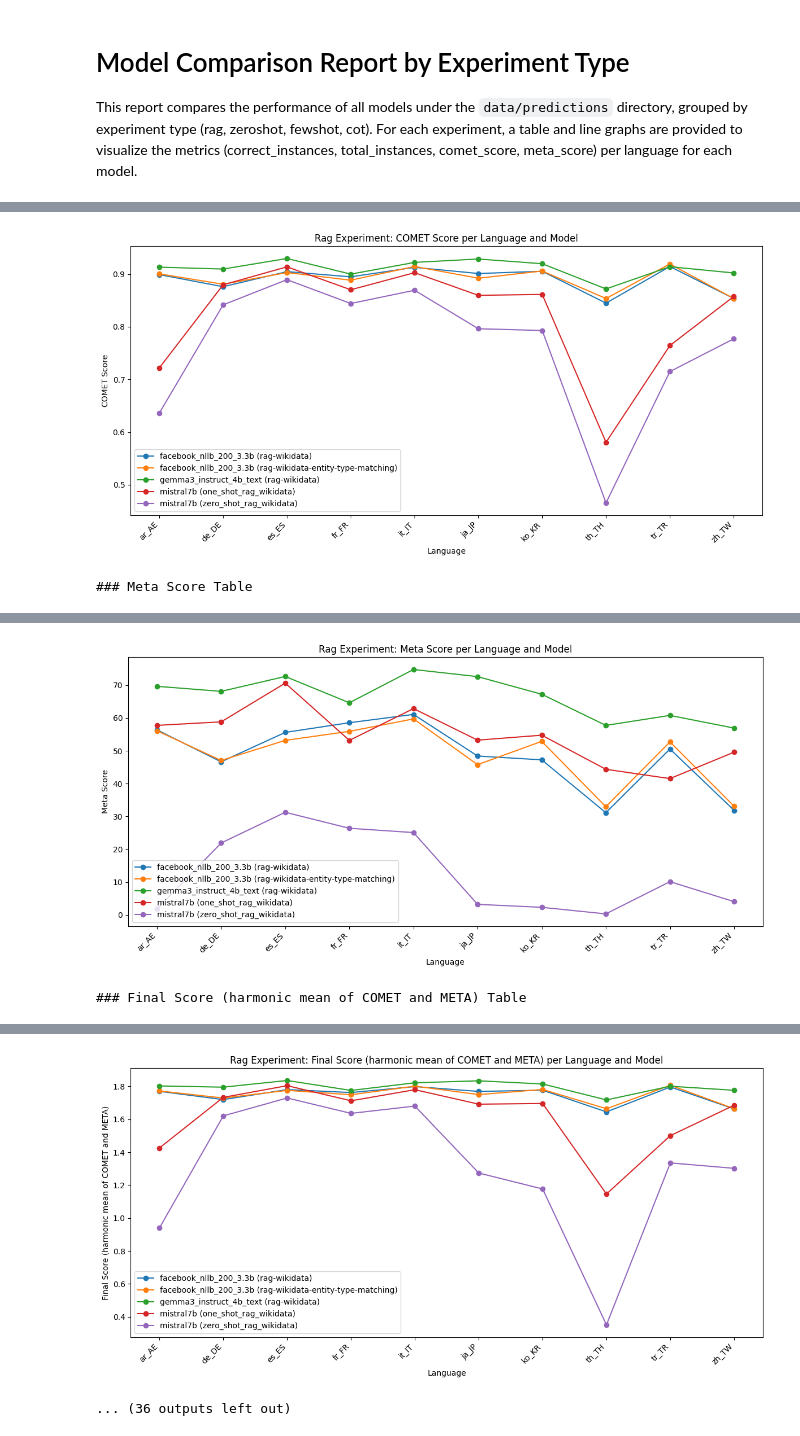
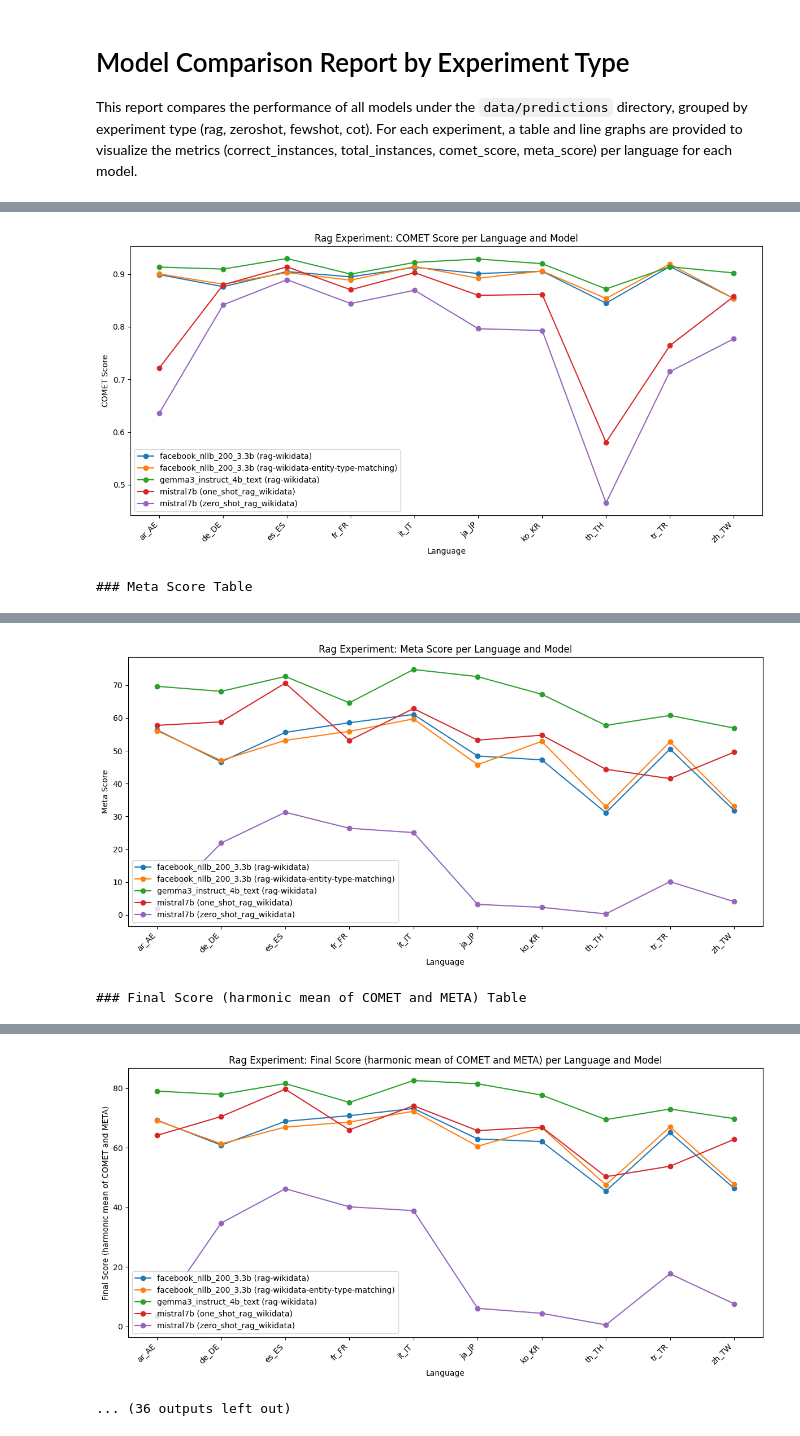
Before and after one commit to abhitoshj/da2250-dl-semeval2025-ea-mt, a Jupyter notebook: report.ipynb, the cells around one changed output, grey strips where cells are left out. Saved outputs shown, nothing was run; the diff lists cells and outputs as text; code cells hidden in the pictures.

```diff
--- a/report.ipynb
+++ b/report.ipynb
@@ -148,7 +148,7 @@ for exp_group in results:
             meta = exp_data[model][exp_name].get(lang, {}).get("meta_score", None)
             if comet is not None and meta is not None and comet != "NA" and meta != "NA":
                 try:
-                    comet_f = float(comet)
+                    comet_f = float(comet)*100
                     meta_f = float(meta)
                     if comet_f + meta_f != 0:
                         final_score = 2 * (comet_f * meta_f) / (comet_f + meta_f)
@@ -229,2 +229,2 @@ for exp_group in results:
-[figure, old version]
+[figure, new version]
 ... (36 outputs left out)
```
Also changed, not shown: parts of 1 cell of this notebook, 8 other files.
